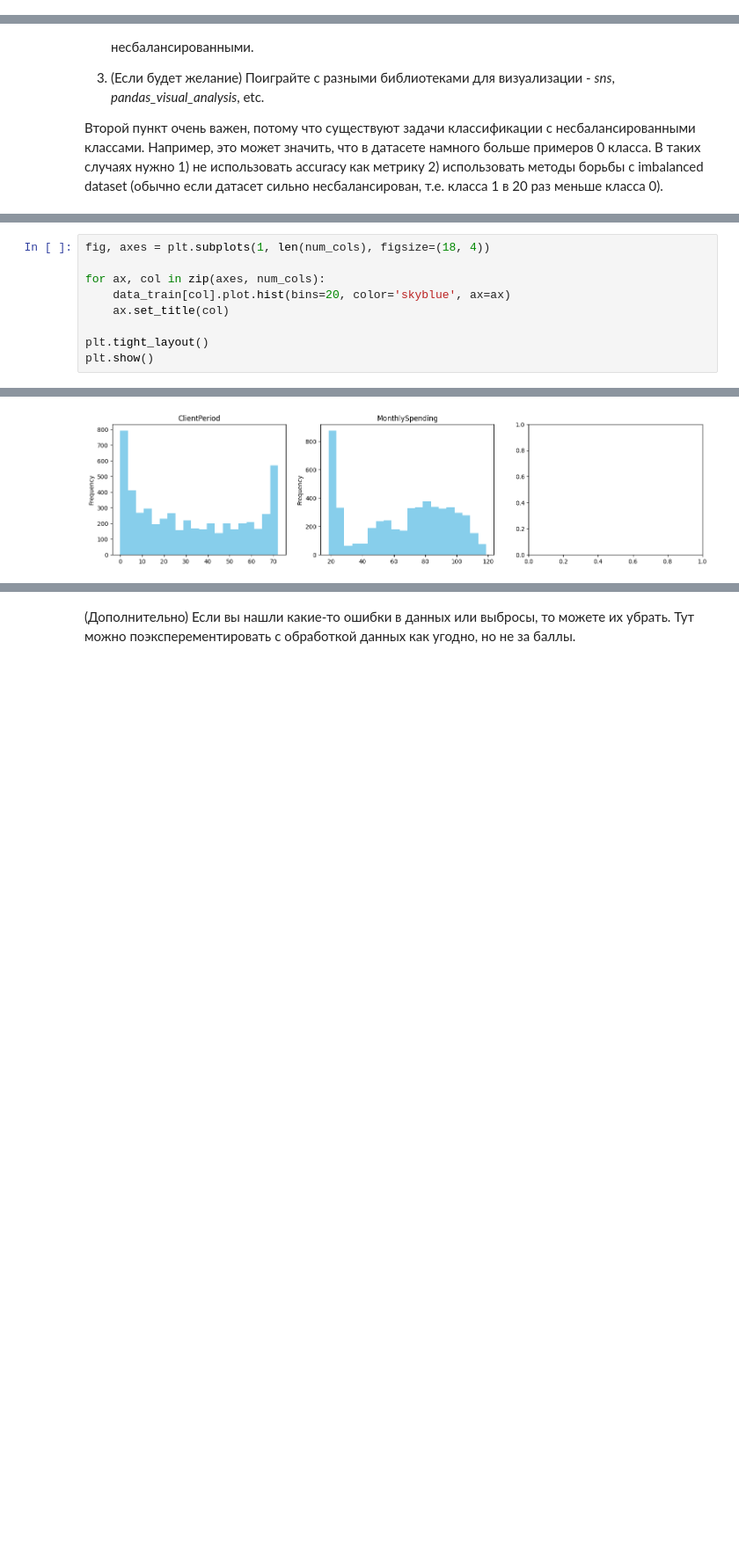
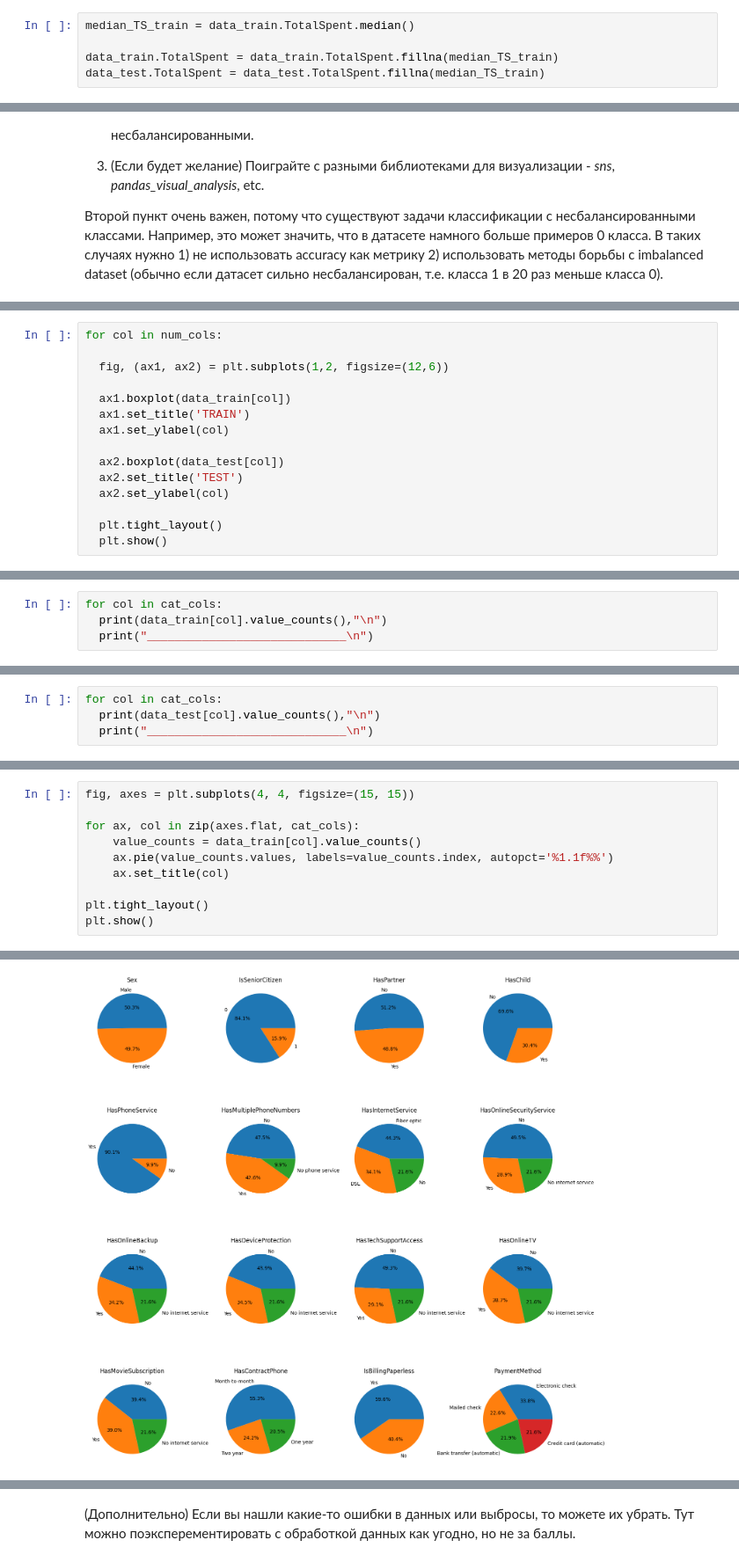
Before and after one commit to qwart6/DLS_by_MIPT, a Jupyter notebook: Homeworks/hw_3_kaggle.ipynb, the cells around one changed output, grey strips where cells are left out. Shown at 88% size. Drawn from its saved outputs; the diff is of its cells as text; blank space fills up the shorter version.

```diff
--- a/Homeworks/hw_3_kaggle.ipynb
+++ b/Homeworks/hw_3_kaggle.ipynb
@@ -218,3 +244,8 @@ np.int64(0)
+# %%
+median_TS_train = data_train.TotalSpent.median()
+
+data_train.TotalSpent = data_train.TotalSpent.fillna(median_TS_train)
+data_test.TotalSpent = data_test.TotalSpent.fillna(median_TS_train)
 # %% [markdown]
 ## Анализ данных (3 балла)
 
@@ -245,0 +271,15 @@ dtype: int64
+# %%
+for col in num_cols:
+
+  fig, (ax1, ax2) = plt.subplots(1,2, figsize=(12,6))
+
+  ax1.boxplot(data_train[col])
+  ax1.set_title('TRAIN')
+  ax1.set_ylabel(col)
+
+  ax2.boxplot(data_test[col])
+  ax2.set_title('TEST')
+  ax2.set_ylabel(col)
+
+  plt.tight_layout()
+  plt.show()
@@ -245,0 +294,4 @@ dtype: int64
+# %%
+for col in cat_cols:
+  print(data_train[col].value_counts(),"\n")
+  print("_____________________________\n")
@@ -245,0 +316,4 @@ dtype: int64
+# %%
+for col in cat_cols:
+  print(data_test[col].value_counts(),"\n")
+  print("_____________________________\n")
@@ -246,8 +340,9 @@ dtype: int64
 # %%
-fig, axes = plt.subplots(1, len(num_cols), figsize=(18, 4))
+fig, axes = plt.subplots(4, 4, figsize=(15, 15))
 
-for ax, col in zip(axes, num_cols):
-    data_train[col].plot.hist(bins=20, color='skyblue', ax=ax)
+for ax, col in zip(axes.flat, cat_cols):
+    value_counts = data_train[col].value_counts()
+    ax.pie(value_counts.values, labels=value_counts.index, autopct='%1.1f%%')
     ax.set_title(col)
 
 plt.tight_layout()
@@ -257 +351 @@ TypeError: no numeric data to plot
-[figure, old version]
+[figure, new version]
```
Also changed, not shown: parts of 26 cells of this notebook.
